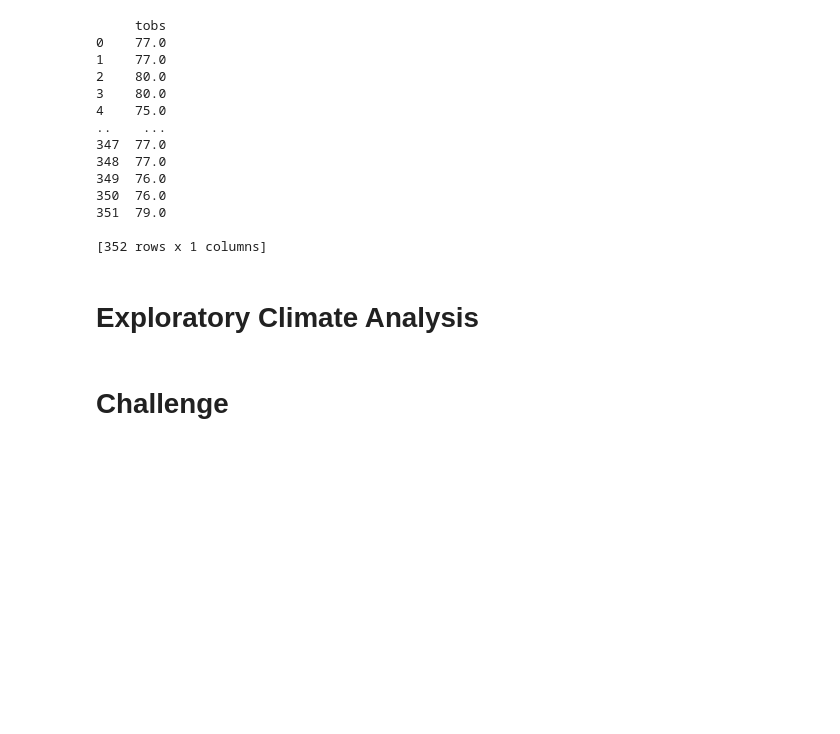
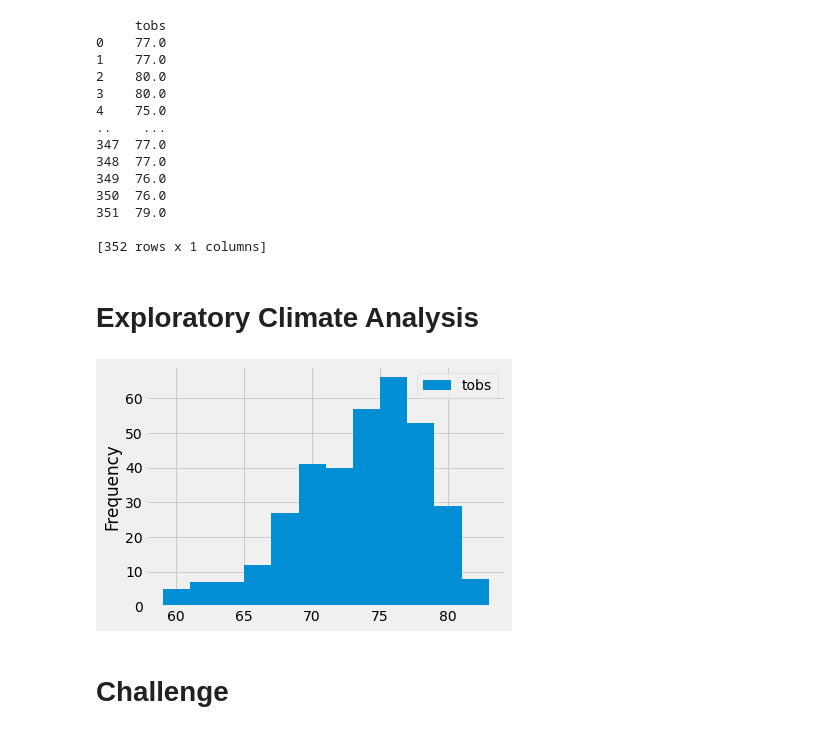
Before and after one commit to MasterMark2021/Surfing-and-Weather-Analysis, a Jupyter notebook: Climate_Analysis.ipynb, the cells around one changed output. Saved outputs shown, nothing was run; the diff lists cells and outputs as text; code cells hidden in the pictures; blank space fills up the shorter version.

```diff
--- a/Climate_Analysis.ipynb
+++ b/Climate_Analysis.ipynb
@@ -191,16 +191,21 @@ print (df)
 # %%
 # Design a query to retrieve the last 12 months of precipitation data and plot the results.
 #Starting from the last data point in the database.
+
+df.plot.hist(bins=12)
+plt.tight_layout()
 
 # Calculate the date one year from the last date in data set.
 
 # Perform a query to retrieve the data and precipitation scores
 
 # Save the query results as a Pandas DataFrame and set the index to the date column
 
 # Sort the dataframe by date
 
 # Use Pandas Plotting with Matplotlib to plot the data
+# %% [output]
+[figure, added]
 # %%
 # Use Pandas to calcualte the summary statistics for the precipitation data
 # %%
```
